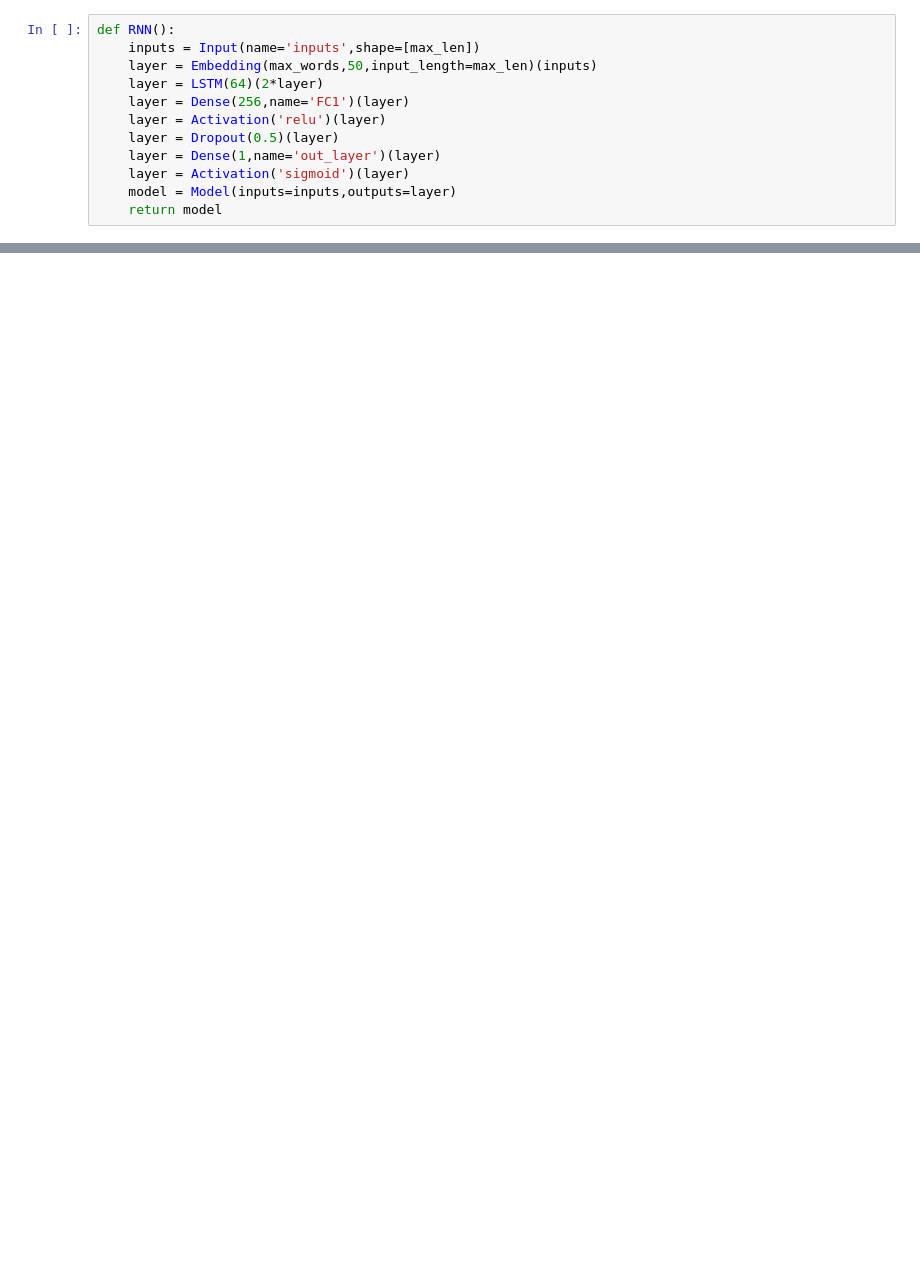
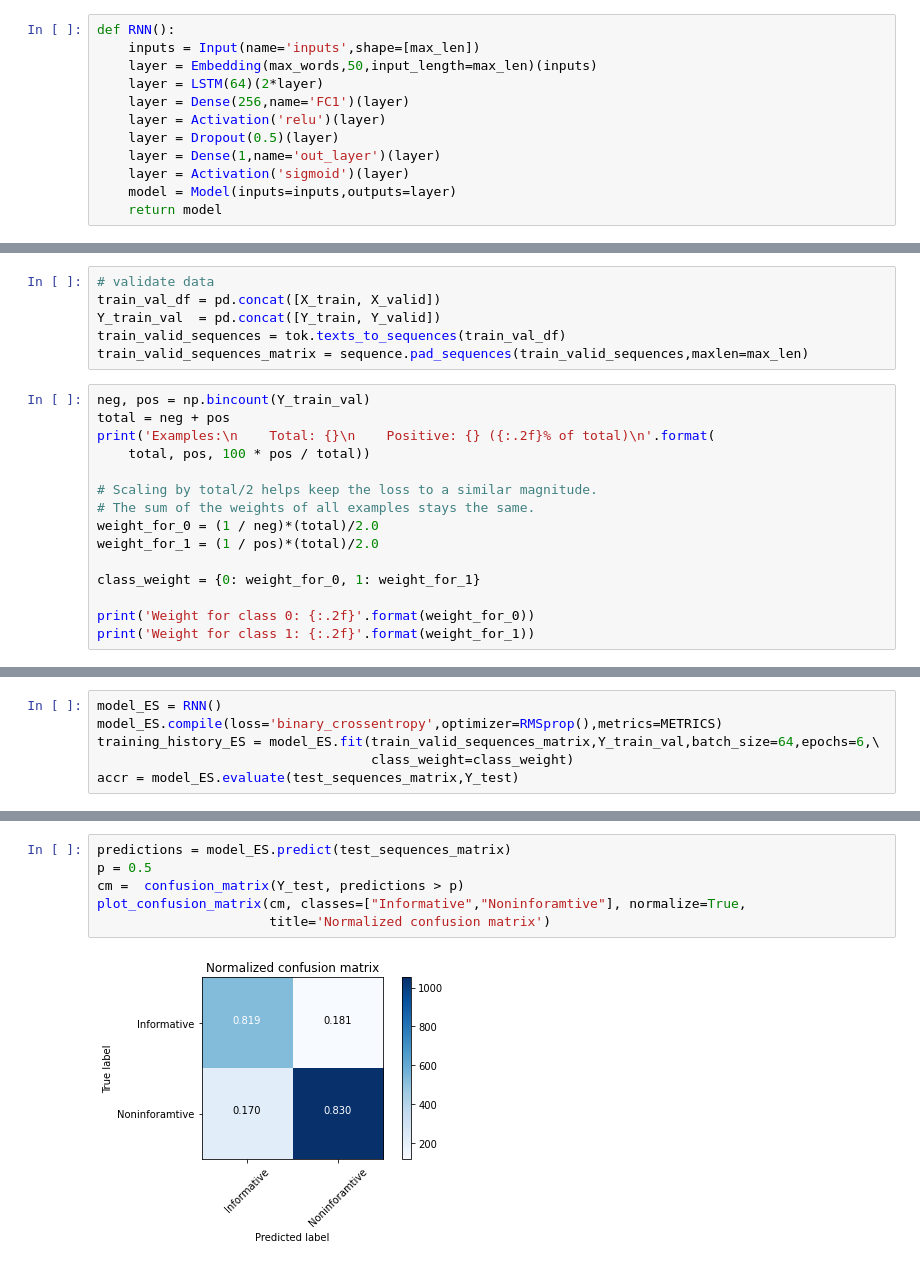
Before and after one commit to mslovett21/crisis-computing, a Jupyter notebook: text-analysis-scripts/LSTM_checked.ipynb, the cells around one changed output, grey strips where cells are left out. Drawn from its saved outputs; the diff is of its cells as text; blank space fills up the shorter version.

```diff
--- a/text-analysis-scripts/LSTM_checked.ipynb
+++ b/text-analysis-scripts/LSTM_checked.ipynb
@@ -151,0 +176,21 @@ plot_summaries(training_history_ES.history['loss'],training_history_ES.history['
+# %%
+# validate data
+train_val_df = pd.concat([X_train, X_valid])
+Y_train_val  = pd.concat([Y_train, Y_valid])
+train_valid_sequences = tok.texts_to_sequences(train_val_df)
+train_valid_sequences_matrix = sequence.pad_sequences(train_valid_sequences,maxlen=max_len)
+# %%
+neg, pos = np.bincount(Y_train_val)
+total = neg + pos
+print('Examples:\n    Total: {}\n    Positive: {} ({:.2f}% of total)\n'.format(
+    total, pos, 100 * pos / total))
+
+# Scaling by total/2 helps keep the loss to a similar magnitude.
+# The sum of the weights of all examples stays the same.
+weight_for_0 = (1 / neg)*(total)/2.0
+weight_for_1 = (1 / pos)*(total)/2.0
+
+class_weight = {0: weight_for_0, 1: weight_for_1}
+
+print('Weight for class 0: {:.2f}'.format(weight_for_0))
+print('Weight for class 1: {:.2f}'.format(weight_for_1))
@@ -151,0 +204,6 @@ plot_summaries(training_history_ES.history['loss'],training_history_ES.history['
+# %%
+model_ES = RNN()
+model_ES.compile(loss='binary_crossentropy',optimizer=RMSprop(),metrics=METRICS)
+training_history_ES = model_ES.fit(train_valid_sequences_matrix,Y_train_val,batch_size=64,epochs=6,\
+                                   class_weight=class_weight)
+accr = model_ES.evaluate(test_sequences_matrix,Y_test)
@@ -151,0 +224,8 @@ plot_summaries(training_history_ES.history['loss'],training_history_ES.history['
+# %%
+predictions = model_ES.predict(test_sequences_matrix)
+p = 0.5
+cm =  confusion_matrix(Y_test, predictions > p)
+plot_confusion_matrix(cm, classes=["Informative","Noninforamtive"], normalize=True,
+                      title='Normalized confusion matrix')
+# %% [output]
+[figure, added]
```
Also changed, not shown: parts of 24 cells of this notebook.
